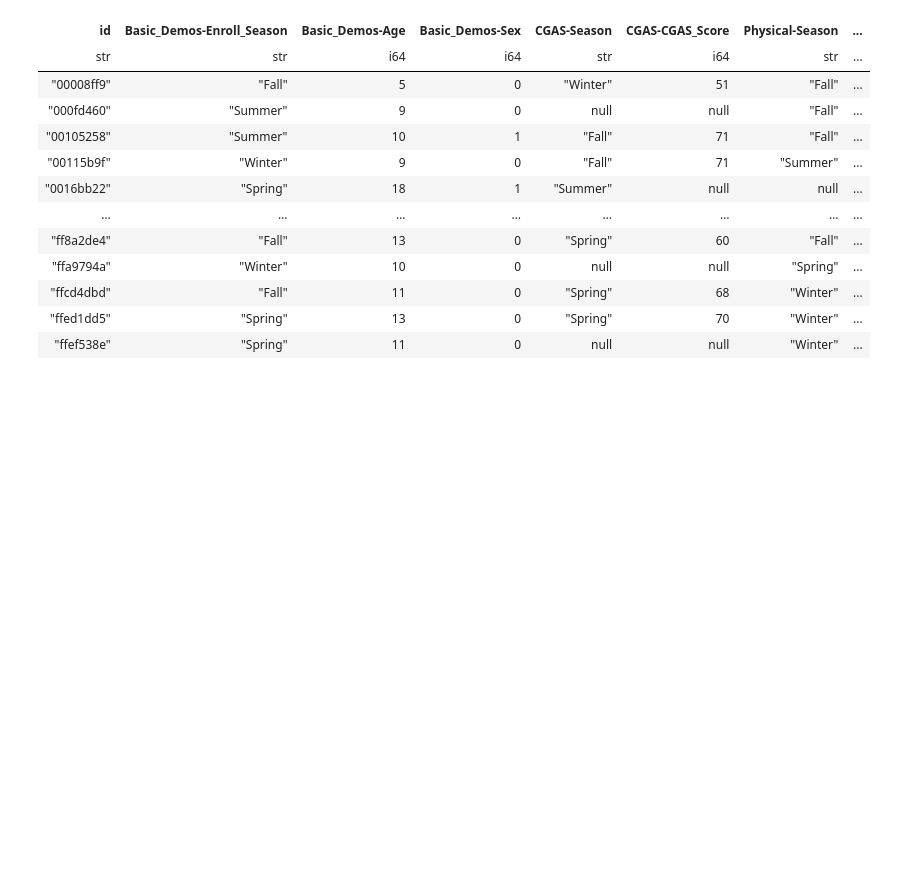
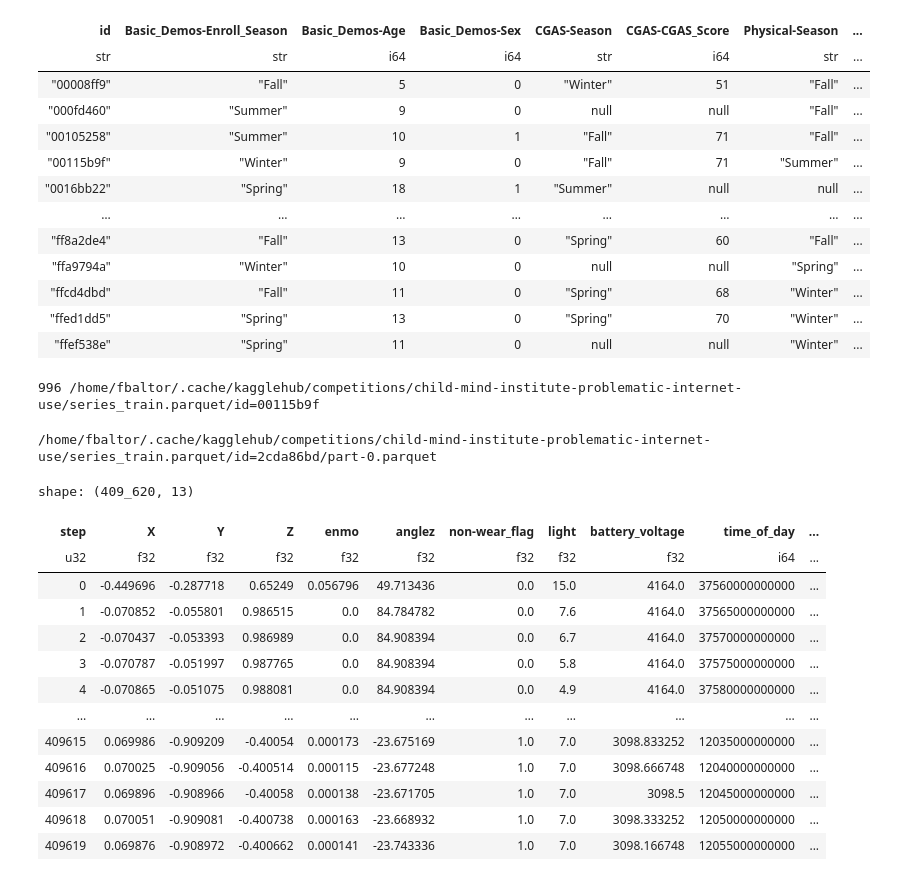
Before and after one commit to fbaltor/problematic-internet-use, a Jupyter notebook: problematic-internet-use.ipynb, the cells around one changed output. Cells and saved outputs as stored; diff of their text form; code cells hidden in the pictures; blank space fills up the shorter version.

```diff
--- a/explore.ipynb
+++ b/problematic-internet-use.ipynb
@@ -105,0 +143,6 @@ shape: (3_960, 82)
+# %%
+users_pq_not_none = [user for user in users_pq if user is not None]
+
+print(len(users_pq_not_none), users_pq_not_none[0])
+# %% [output]
+996 /home/fbaltor/.cache/kagglehub/competitions/child-mind-institute-problematic-internet-use/series_train.parquet/id=00115b9f
@@ -105,0 +170,60 @@ shape: (3_960, 82)
+# %%
+# Since the parquet files has the same file structure, lets change the functions
+
+def get_pq(user_id, train=True):
+    if train:
+        data_type = 'train'
+    else:
+        data_type = 'test'
+
+    user_pq = data_path / f'series_{data_type}.parquet' / f'id={user_id}' / 'part-0.parquet'
+    if user_pq.is_dir() or user_pq.is_file():
+        return str(user_pq)
+
+    return None
+
+def get_users_pq(df, train=True):
+    if train:
+        data_type = 'train'
+    else:
+        data_type = 'test'
+
+    users_pq = []
+
+    for user_id in df['id']:
+        users_pq.append(get_pq(user_id))
+
+    return users_pq
+# %%
+users_pq = get_users_pq(train)
+users_pq_not_none = [user for user in users_pq if user is not None]
+# %%
+# Exploring some parquet files
+
+import pyarrow.parquet as pq
+from random import randrange
+
+user_pq_index = randrange(len(users_pq_not_none))
+user_pq_path = users_pq_not_none[user_pq_index]
+print(user_pq_path)
+
+
+user = pl.read_parquet(user_pq_path)
+
+user
+# %% [output]
+/home/fbaltor/.cache/kagglehub/competitions/child-mind-institute-problematic-internet-use/series_train.parquet/id=2cda86bd/part-0.parquet
+shape: (409_620, 13)
+| step | X | Y | Z | enmo | anglez | non-wear_flag | light | battery_voltage | time_of_day | ... |
+| u32 | f32 | f32 | f32 | f32 | f32 | f32 | f32 | f32 | i64 | ... |
+| 0 | -0.449696 | -0.287718 | 0.65249 | 0.056796 | 49.713436 | 0.0 | 15.0 | 4164.0 | 37560000000000 | ... |
+| 1 | -0.070852 | -0.055801 | 0.986515 | 0.0 | 84.784782 | 0.0 | 7.6 | 4164.0 | 37565000000000 | ... |
+| 2 | -0.070437 | -0.053393 | 0.986989 | 0.0 | 84.908394 | 0.0 | 6.7 | 4164.0 | 37570000000000 | ... |
+| 3 | -0.070787 | -0.051997 | 0.987765 | 0.0 | 84.908394 | 0.0 | 5.8 | 4164.0 | 37575000000000 | ... |
+| 4 | -0.070865 | -0.051075 | 0.988081 | 0.0 | 84.908394 | 0.0 | 4.9 | 4164.0 | 37580000000000 | ... |
+| … | … | … | … | … | … | … | … | … | … | ... |
+| 409615 | 0.069986 | -0.909209 | -0.40054 | 0.000173 | -23.675169 | 1.0 | 7.0 | 3098.833252 | 12035000000000 | ... |
+| 409616 | 0.070025 | -0.909056 | -0.400514 | 0.000115 | -23.677248 | 1.0 | 7.0 | 3098.666748 | 12040000000000 | ... |
+| 409617 | 0.069896 | -0.908966 | -0.40058 | 0.000138 | -23.671705 | 1.0 | 7.0 | 3098.5 | 12045000000000 | ... |
+| 409618 | 0.070051 | -0.909081 | -0.400738 | 0.000163 | -23.668932 | 1.0 | 7.0 | 3098.333252 | 12050000000000 | ... |
+| 409619 | 0.069876 | -0.908972 | -0.400662 | 0.000141 | -23.743336 | 1.0 | 7.0 | 3098.166748 | 12055000000000 | ... |
```
Also changed, not shown: parts of 11 cells of this notebook, 1 other file.
